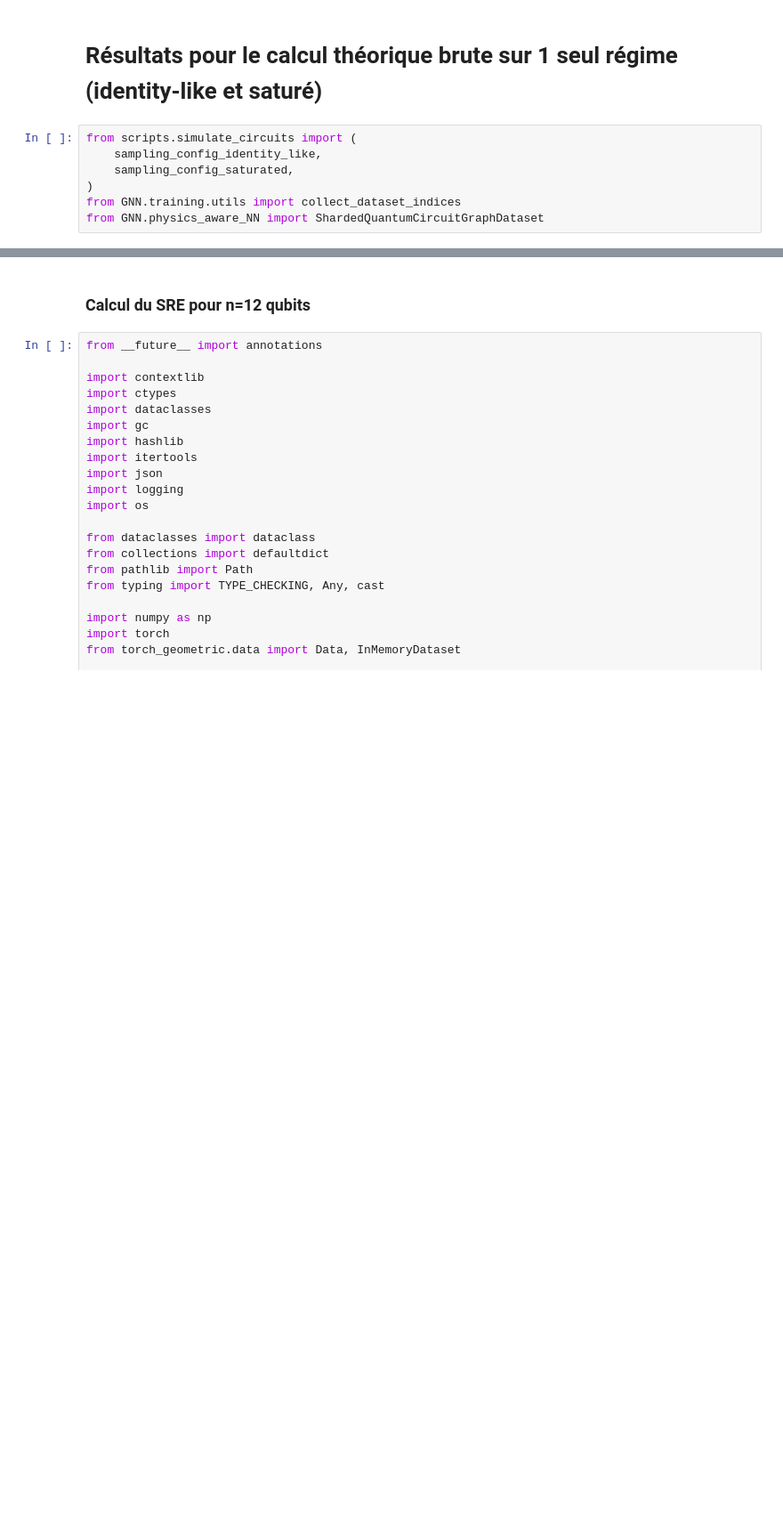
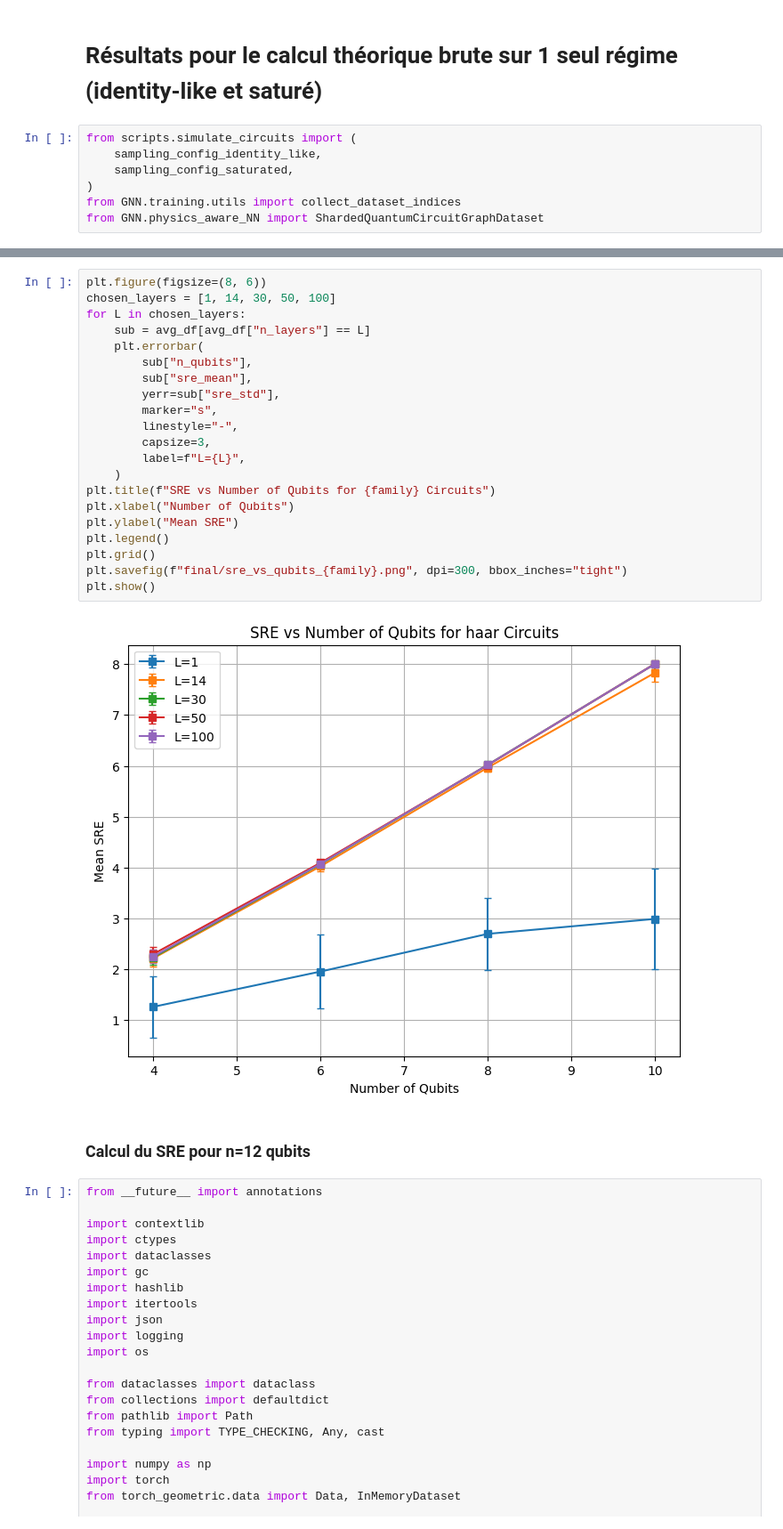
Before and after one commit to VicLambert/qml-quansistor-entropy, a Jupyter notebook: qqe/notebooks/final.ipynb, the cells around one changed output, grey strips where cells are left out. Shown at 89% size. Cells and saved outputs as stored; diff of their text form; blank space fills up the shorter version.

```diff
--- a/qqe/notebooks/final.ipynb
+++ b/qqe/notebooks/final.ipynb
@@ -195,3 +300,26 @@ AttributeError: 'ShardedQuantumCircuitGraphDataset' object has no attribute 'dat
+# %%
+plt.figure(figsize=(8, 6))
+chosen_layers = [1, 14, 30, 50, 100]
+for L in chosen_layers:
+    sub = avg_df[avg_df["n_layers"] == L]
+    plt.errorbar(
+        sub["n_qubits"],
+        sub["sre_mean"],
+        yerr=sub["sre_std"],
+        marker="s",
+        linestyle="-",
+        capsize=3,
+        label=f"L={L}",
+    )
+plt.title(f"SRE vs Number of Qubits for {family} Circuits")
+plt.xlabel("Number of Qubits")
+plt.ylabel("Mean SRE")
+plt.legend()
+plt.grid()
+plt.savefig(f"final/sre_vs_qubits_{family}.png", dpi=300, bbox_inches="tight")
+plt.show()
+# %% [output]
+[figure, added]
 # %% [markdown]
 ### Calcul du SRE pour n=12 qubits
 # %%
```
Also changed, not shown: parts of 14 cells of this notebook, 3 other files.
